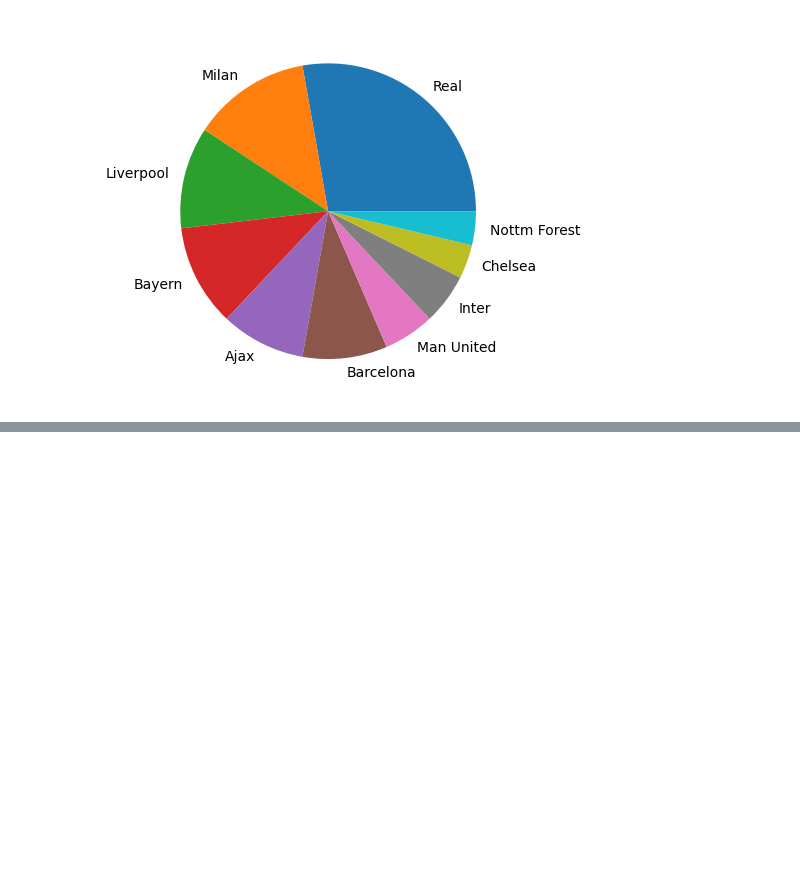
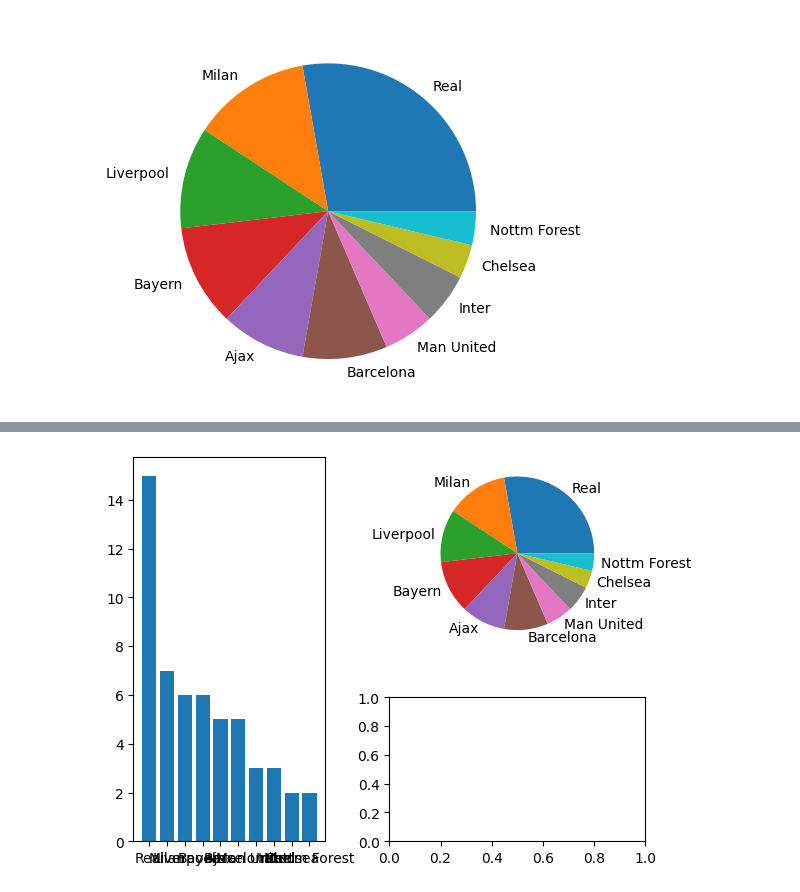
Before and after one commit to sojog/Python-ADR-5-6-august, a Jupyter notebook: Ziua2/21.matplotlib.ipynb, the cells around one changed output, grey strips where cells are left out. Drawn from its saved outputs; the diff is of its cells as text; code cells hidden in the pictures; blank space fills up the shorter version.

```diff
--- a/Ziua2/21.matplotlib.ipynb
+++ b/Ziua2/21.matplotlib.ipynb
@@ -37,0 +56,10 @@ plt.pie(wins, labels=clubs );
+# %%
+fig = plt.figure()
+ax1 = fig.add_axes([0.1, 0.1, 0.3, 0.8])
+ax2 = fig.add_axes([0.5, 0.5, 0.4, 0.4])
+ax3 = fig.add_axes([0.5, 0.1, 0.4, 0.3])
+
+ax1.bar(clubs, wins);
+ax2.pie(wins, labels=clubs );
+# %% [output]
+[figure, added]
```
Also changed, not shown: parts of 3 cells of this notebook, 1 other file.
